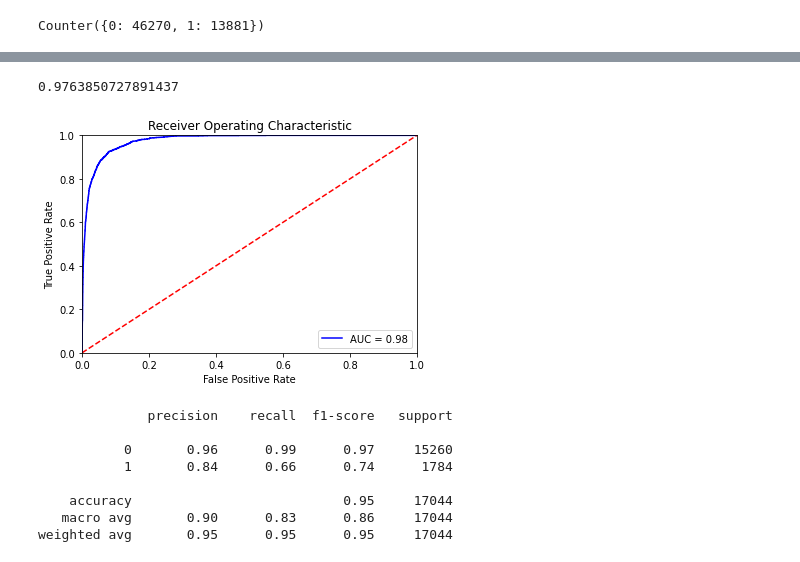
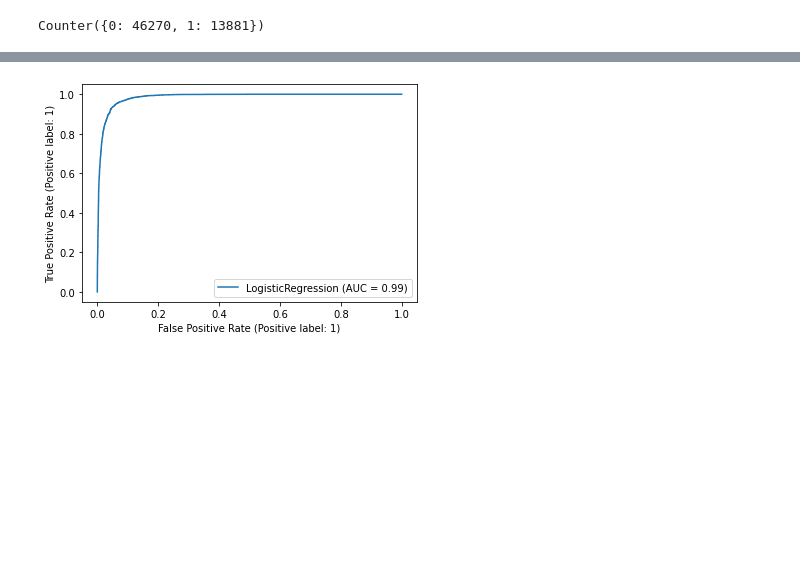
Before and after one commit to metalkutz/juanito_v2.0, a Jupyter notebook: mod_reg_logist.ipynb, the cells around one changed output, grey strips where cells are left out. Cells and saved outputs as stored; diff of their text form; code cells hidden in the pictures; blank space fills up the shorter version.

```diff
--- a/mod_reg_logist.ipynb
+++ b/mod_reg_logist.ipynb
@@ -113,29 +84,5 @@ plt.show()
-# %%
-fpr, tpr, threshold = metrics.roc_curve(y_test, probs[:,1])
-roc_auc = metrics.auc(fpr, tpr)
-print(roc_auc)
-# %% [output]
-0.9763850727891437
-# %%
-plt.title('Receiver Operating Characteristic')
-plt.plot(fpr, tpr, 'b', label = 'AUC = %0.2f' % roc_auc)
-plt.legend(loc = 'lower right')
-plt.plot([0, 1], [0, 1],'r--')
-plt.xlim([0, 1])
-plt.ylim([0, 1])
-plt.ylabel('True Positive Rate')
-plt.xlabel('False Positive Rate')
-plt.show()
-# %% [output]
-[figure, removed]
-# %%
-print(classification_report(y_test,y_pred,target_names=['0','1']))
-# %% [output]
-              precision    recall  f1-score   support
-
-           0       0.96      0.99      0.97     15260
-           1       0.84      0.66      0.74      1784
-
-    accuracy                           0.95     17044
-   macro avg       0.90      0.83      0.86     17044
-weighted avg       0.95      0.95      0.95     17044
+# %%
+RocCurveDisplay.from_estimator(clf, X_test, y_test)
+plt.show()
+# %% [output]
+[figure, added]
```
Also changed, not shown: parts of 9 cells of this notebook.
